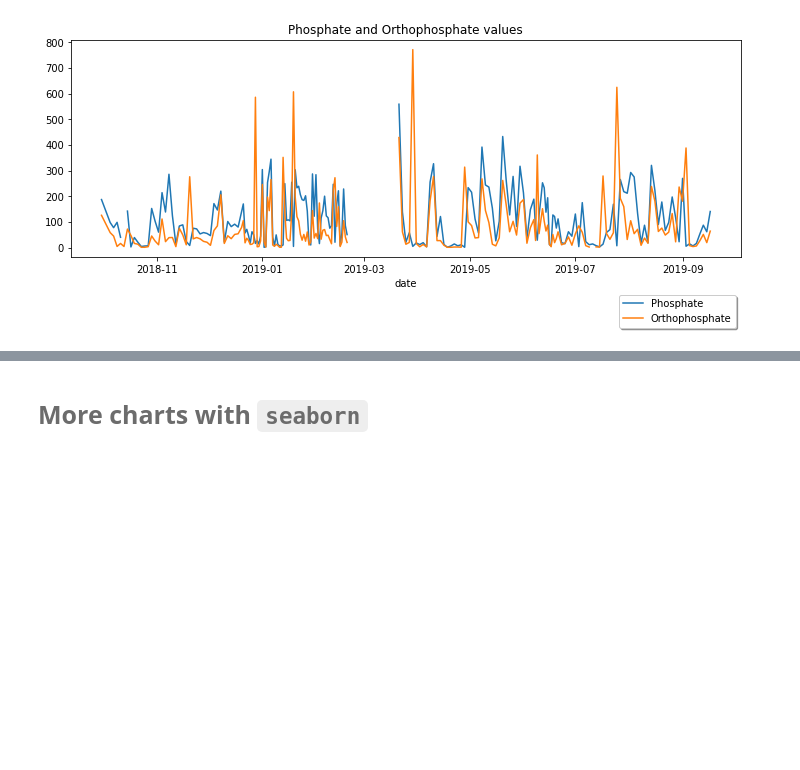
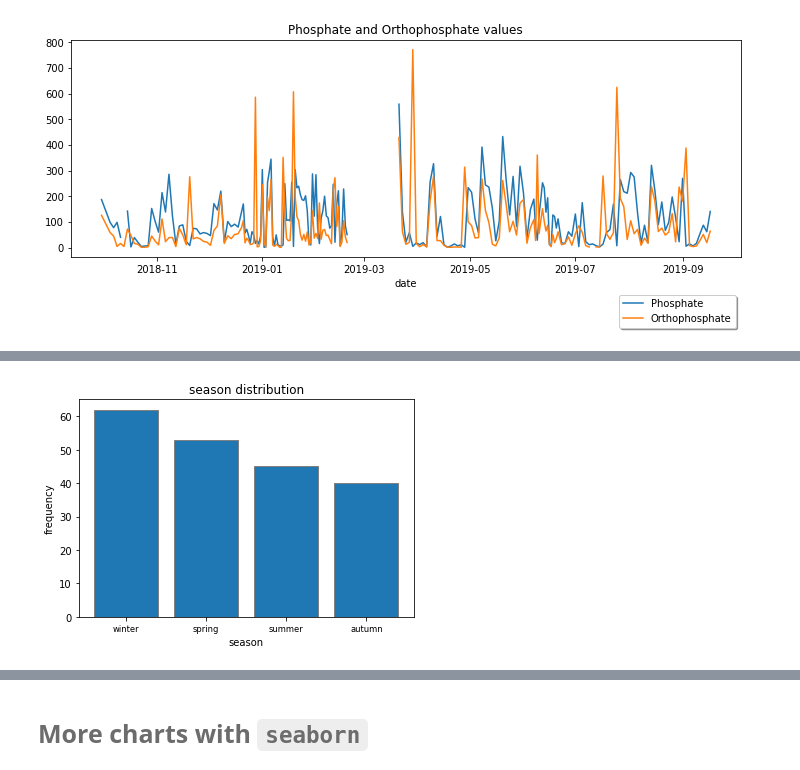
Before and after one commit to psinogas/DSlabs2019, a Jupyter notebook: Lab02.ipynb, the cells around one changed output, grey strips where cells are left out. Cells and saved outputs as stored; diff of their text form; code cells hidden in the pictures; blank space fills up the shorter version.

```diff
--- a/Lab02.ipynb
+++ b/Lab02.ipynb
@@ -137,9 +134,0 @@ Note the use <code>gca</code> that returns the current axes, which is passed as
-# %%
-import numpy as np
-
-def bar_chart(series, labels, title):
-    plt.title(title)
-    plt.ylabel("number of ")
-    x = np.arange(len(series))
-    plt.xticks(x, labels, rotation='vertical')
-    plt.bar(x, series, edgecolor='grey')
@@ -145,0 +145,16 @@ def bar_chart(series, labels, title):
+# %%
+import numpy as np
+
+def bar_chart(ax, xlabels, yvalues, title, xlabel, ylabel):
+    ax.set_title(title)
+    ax.set_xlabel(xlabel)
+    ax.set_ylabel(ylabel)
+    ax.set_xticklabels(xlabels, fontsize='small')
+    ax.bar(xlabels, yvalues, edgecolor='grey')
+
+plt.figure()
+counts = data['season'].value_counts()
+bar_chart(plt.gca(), counts.index, counts.values, 'season distribution', 'season', 'frequency')
+plt.show()
+# %% [output]
+[figure, added]
```
Also changed, not shown: parts of 7 cells of this notebook, 2 other files.
